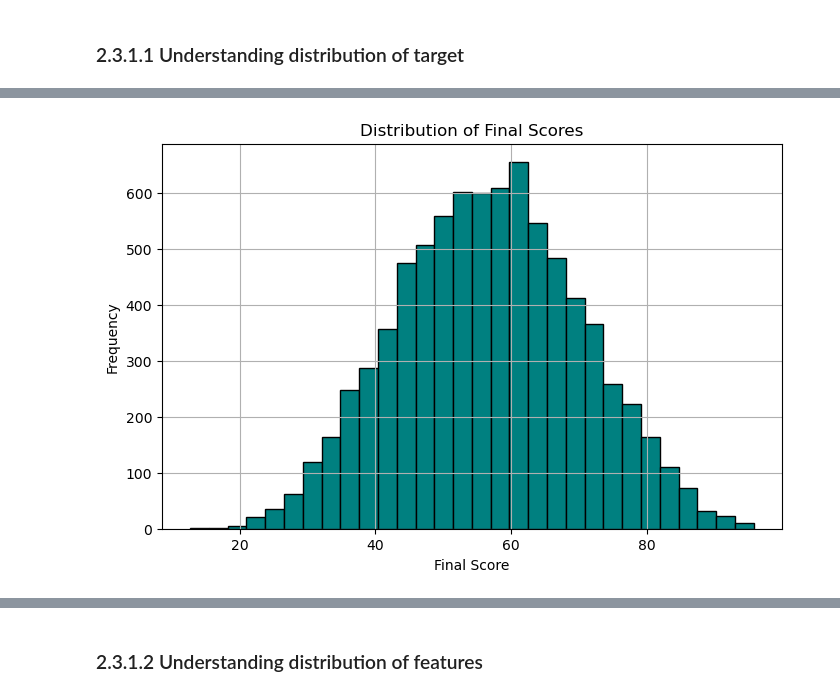
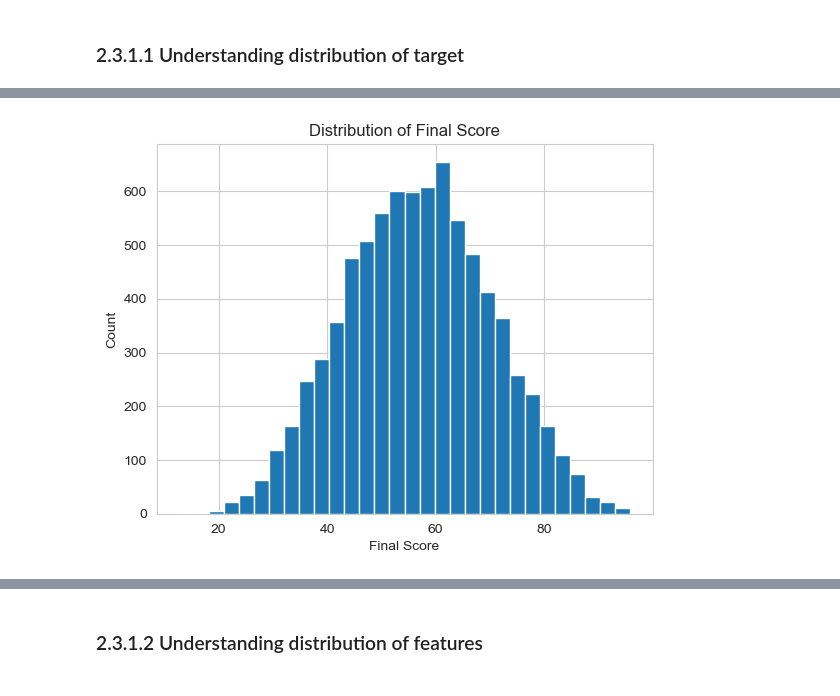
Before and after one commit to Yixuan003/mldp_project, a Jupyter notebook: MLDP Program Codes part2.ipynb, the cells around one changed output, grey strips where cells are left out. Saved outputs shown, nothing was run; the diff lists cells and outputs as text; code cells hidden in the pictures.

```diff
--- a/MLDP Program Codes part2.ipynb
+++ b/MLDP Program Codes part2.ipynb
@@ -130,10 +124,10 @@ plt.show()
 # %%
-## Understanding distribution of target (final_score)
-plt.figure(figsize=(8, 5))
-df['final_score'].hist(bins=30, color='teal', edgecolor='black')
-plt.title('Distribution of Final Scores')
-plt.xlabel('Final Score')
-plt.ylabel('Frequency')
+## Histogram
+plt.figure()
+df["final_score"].hist(bins=30)
+plt.xlabel("Final Score")
+plt.ylabel("Count")
+plt.title("Distribution of Final Score")
 plt.show()
 # %% [output]
-[figure, old version]
+[figure, new version]
```
Also changed, not shown: parts of 21 cells of this notebook.
